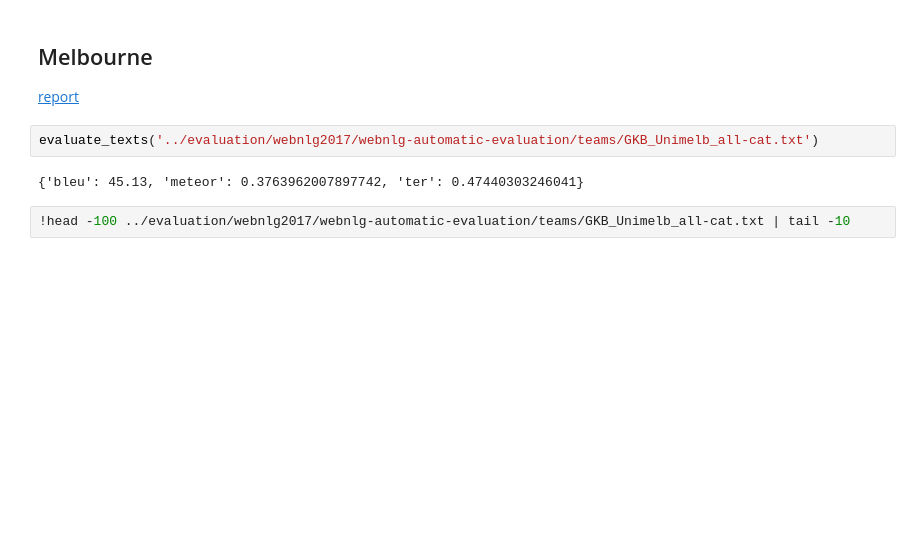
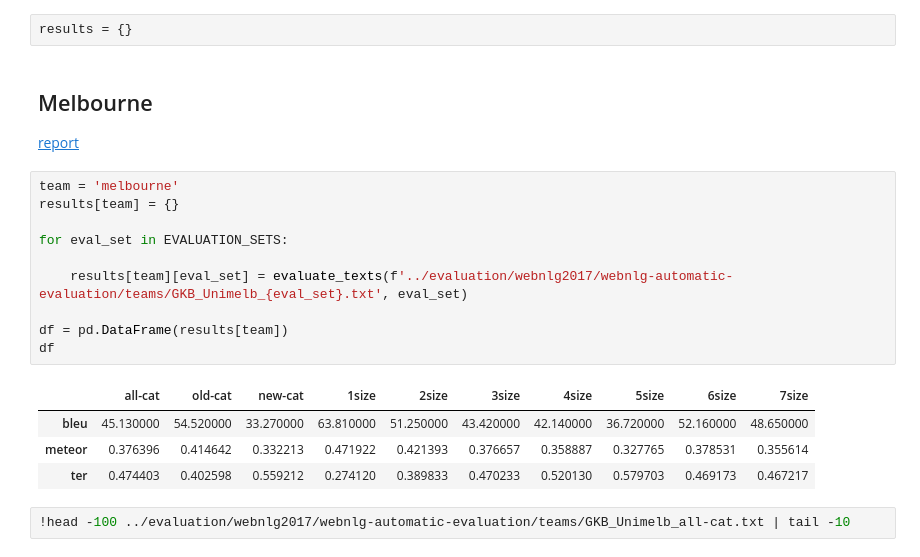
Before and after one commit to abevieiramota/challenge-webnlg, a Jupyter notebook: notebook/02 - Evaluation.ipynb, the cells around one changed output. Saved outputs shown, nothing was run; the diff lists cells and outputs as text; blank space fills up the shorter version.

```diff
--- a/notebook/02 - Evaluation.ipynb
+++ b/notebook/02 - Evaluation.ipynb
@@ -47,14 +48,27 @@ preprocess_to_evaluate('../model/reference_1.txt', 'ref-1')
 evaluate_texts('../model/ref-1_all-cat.txt')
 # %% [output]
 {'bleu': 100.0, 'meteor': 1.0, 'ter': 0.0}
+# %%
+results = {}
 # %% [markdown]
 ## Melbourne
 
 <a href="../data/webnlg2017/submissions/melbourne/WebNLG Challenge - Bayu Distiawan T.pdf">report</a>
-# %%
-evaluate_texts('../evaluation/webnlg2017/webnlg-automatic-evaluation/teams/GKB_Unimelb_all-cat.txt')
-# %% [output]
-{'bleu': 45.13, 'meteor': 0.3763962007897742, 'ter': 0.47440303246041}
+# %%
+team = 'melbourne'
+results[team] = {}
+
+for eval_set in EVALUATION_SETS:
+
+    results[team][eval_set] = evaluate_texts(f'../evaluation/webnlg2017/webnlg-automatic-evaluation/teams/GKB_Unimelb_{eval_set}.txt', eval_set)
+
+df = pd.DataFrame(results[team])
+df
+# %% [output]
+|  | all-cat | old-cat | new-cat | 1size | 2size | 3size | 4size | 5size | 6size | 7size |
+| bleu | 45.130000 | 54.520000 | 33.270000 | 63.810000 | 51.250000 | 43.420000 | 42.140000 | 36.720000 | 52.160000 | 48.650000 |
+| meteor | 0.376396 | 0.414642 | 0.332213 | 0.471922 | 0.421393 | 0.376657 | 0.358887 | 0.327765 | 0.378531 | 0.355614 |
+| ter | 0.474403 | 0.402598 | 0.559212 | 0.274120 | 0.389833 | 0.470233 | 0.520130 | 0.579703 | 0.469173 | 0.467217 |
 # %%
 !head -100 ../evaluation/webnlg2017/webnlg-automatic-evaluation/teams/GKB_Unimelb_all-cat.txt | tail -10
 # %% [output]
```
Also changed, not shown: parts of 21 cells of this notebook, 3 other files.
